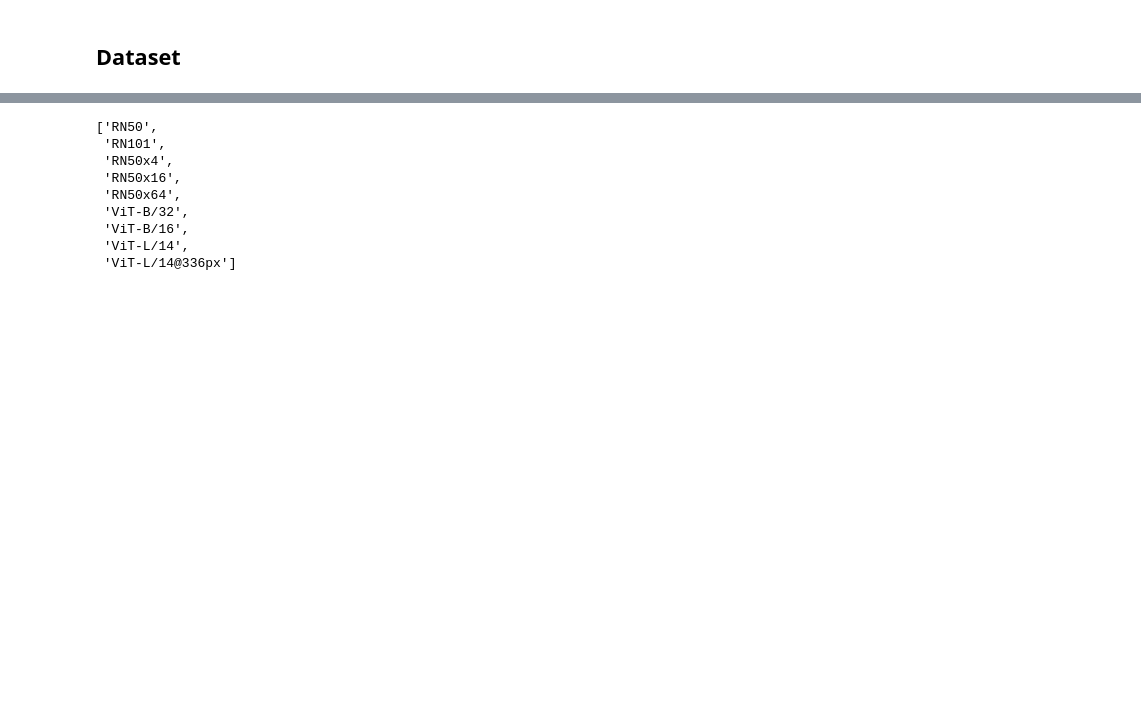
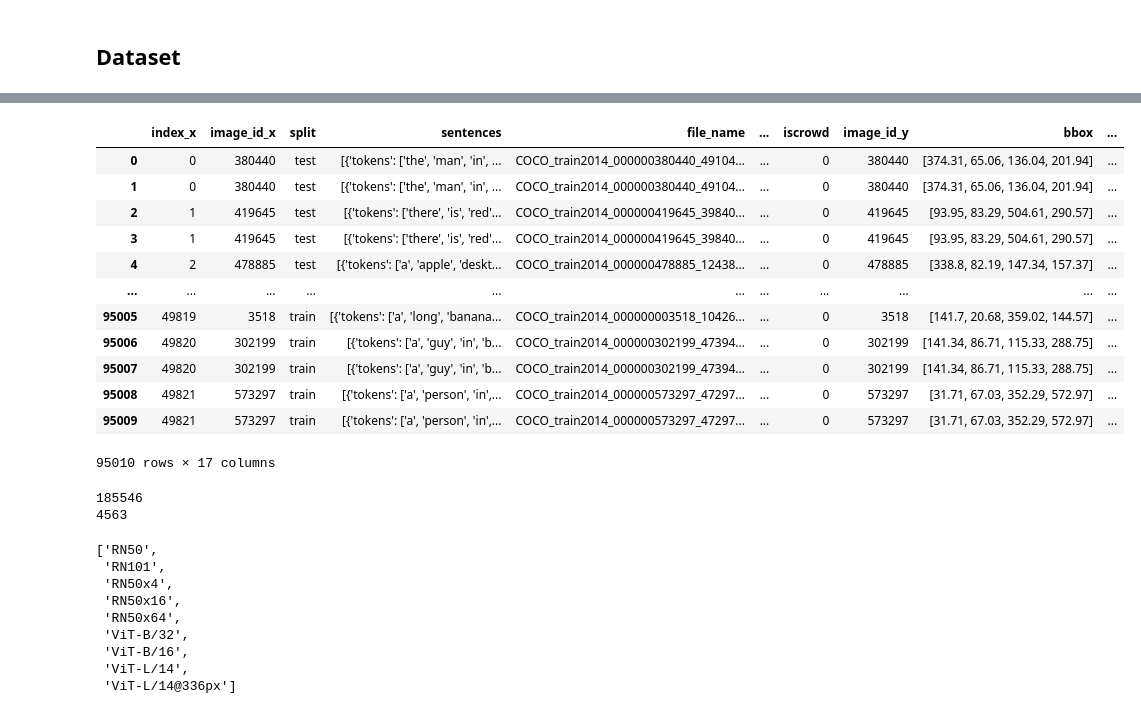
Before and after one commit to nicolazilio0/deepRiccy, a Jupyter notebook: Baseline.ipynb, the cells around one changed output, grey strips where cells are left out. Saved outputs shown, nothing was run; the diff lists cells and outputs as text; code cells hidden in the pictures; blank space fills up the shorter version.

Commit message:
fixed dataset

```diff
--- a/Baseline.ipynb
+++ b/Baseline.ipynb
@@ -69,9 +69,8 @@ class Coco(Dataset):
         #load images and annotations
         with open(self.path_json) as json_data:
             data = json.load(json_data)
-            self.img_frame = pd.DataFrame(data['images'])
             self.ann_frame = pd.DataFrame(data['annotations'])
-            #self.img_frame = pd.merge(self.img_frame, self.ann_frame, left_on=)
+            self.ann_frame = self.ann_frame.reset_index(drop=False)
 
 
         #load annotations
@@ -79,16 +78,15 @@ class Coco(Dataset):
             data = pickle.load(pickle_data)
             self.refs_frame = pd.DataFrame(data)
 
+        #separate each sentence in dataframe
+        self.refs_frame = self.refs_frame.explode('sent_ids')
+
+        self.refs_frame = self.refs_frame.reset_index(drop=False)
+
         self.size = self.refs_frame.shape[0]
 
-        #separate each sentence in dataframe
-        self.refs_frame = self.refs_frame.explode('sent_ids')
-        self.refs_frame = self.refs_frame.explode('sentences')
-        self.refs_frame = self.refs_frame.reset_index(drop=True)
-
-        self.dataset = pd.merge(self.refs_frame, self.img_frame, left_on='ann_id', right_on='id')
-        self.dataset = pd.merge(self.dataset, self.ann_frame, left_on= "id", right_on="id")
-        self.dataset = self.dataset.drop(columns=['category_id_x', 'ann_id', 'license', 'category_id_x', 'iscrowd', 'category_id_y', 'ref_id', 'sent_ids', 'flickr_url', 'coco_url', 'segmentation', 'date_captured', 'sent_ids'])
+        self.dataset = pd.merge(self.refs_frame, self.ann_frame, left_on='ann_id', right_on='id')
+        #self.dataset = self.dataset.drop(columns=['category_id_x', 'ann_id', 'license', 'category_id_x', 'iscrowd', 'category_id_y', 'ref_id', 'sent_ids', 'flickr_url', 'coco_url', 'segmentation', 'date_captured', 'sent_ids'])
 
     def __len__(self):
         return self.size
@@ -132,3 +137,25 @@ Name: 0, dtype: object
+# %%
+dataset.dataset
+# %% [output]
+|  | index_x | image_id_x | split | sentences | file_name | ... | iscrowd | image_id_y | bbox | ... |
+| 0 | 0 | 380440 | test | [{'tokens': ['the', 'man', 'in', ... | COCO_train2014_000000380440_49104... | ... | 0 | 380440 | [374.31, 65.06, 136.04, 201.94] | ... |
+| 1 | 0 | 380440 | test | [{'tokens': ['the', 'man', 'in', ... | COCO_train2014_000000380440_49104... | ... | 0 | 380440 | [374.31, 65.06, 136.04, 201.94] | ... |
+| 2 | 1 | 419645 | test | [{'tokens': ['there', 'is', 'red'... | COCO_train2014_000000419645_39840... | ... | 0 | 419645 | [93.95, 83.29, 504.61, 290.57] | ... |
+| 3 | 1 | 419645 | test | [{'tokens': ['there', 'is', 'red'... | COCO_train2014_000000419645_39840... | ... | 0 | 419645 | [93.95, 83.29, 504.61, 290.57] | ... |
+| 4 | 2 | 478885 | test | [{'tokens': ['a', 'apple', 'deskt... | COCO_train2014_000000478885_12438... | ... | 0 | 478885 | [338.8, 82.19, 147.34, 157.37] | ... |
+| ... | ... | ... | ... | ... | ... | ... | ... | ... | ... | ... |
+| 95005 | 49819 | 3518 | train | [{'tokens': ['a', 'long', 'banana... | COCO_train2014_000000003518_10426... | ... | 0 | 3518 | [141.7, 20.68, 359.02, 144.57] | ... |
+| 95006 | 49820 | 302199 | train | [{'tokens': ['a', 'guy', 'in', 'b... | COCO_train2014_000000302199_47394... | ... | 0 | 302199 | [141.34, 86.71, 115.33, 288.75] | ... |
+| 95007 | 49820 | 302199 | train | [{'tokens': ['a', 'guy', 'in', 'b... | COCO_train2014_000000302199_47394... | ... | 0 | 302199 | [141.34, 86.71, 115.33, 288.75] | ... |
+| 95008 | 49821 | 573297 | train | [{'tokens': ['a', 'person', 'in',... | COCO_train2014_000000573297_47297... | ... | 0 | 573297 | [31.71, 67.03, 352.29, 572.97] | ... |
+| 95009 | 49821 | 573297 | train | [{'tokens': ['a', 'person', 'in',... | COCO_train2014_000000573297_47297... | ... | 0 | 573297 | [31.71, 67.03, 352.29, 572.97] | ... |
+95010 rows × 17 columns
+# %%
+print(len(dataset))
+print(len(dataset.dataset))
+# %% [output]
+185546
+4563
 # %%
 #test clip
 clip.available_models()
```
Also changed, not shown: parts of 5 cells of this notebook.
